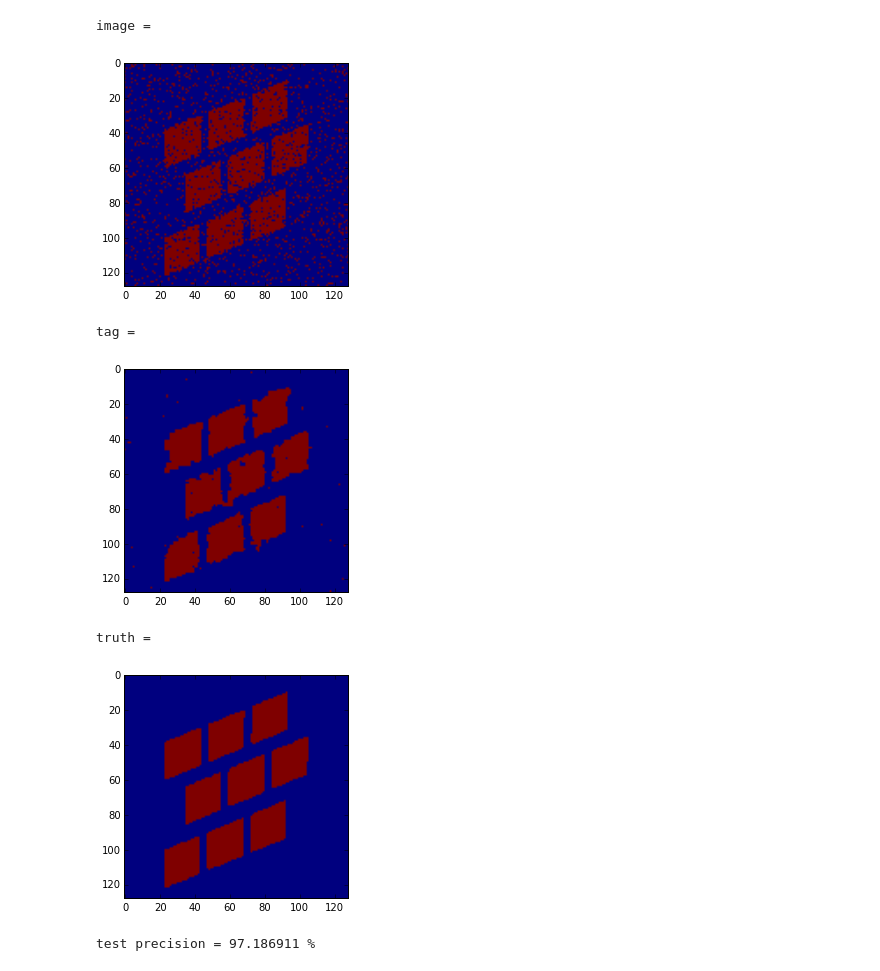
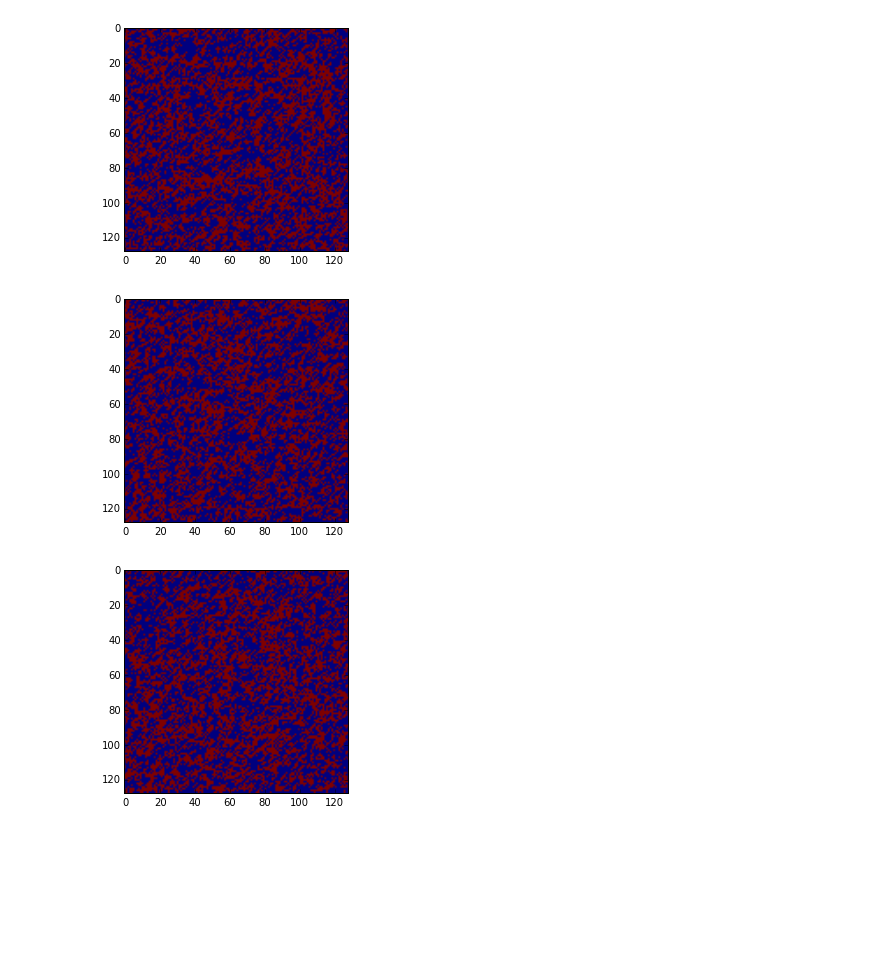
Before and after one commit to strin/HeteroSampler, a Jupyter notebook: plot_ising.ipynb, the cells around one changed output. Drawn from its saved outputs; the diff is of its cells as text; code cells hidden in the pictures; blank space fills up the shorter version.

```diff
--- a/plot_ising.ipynb
+++ b/plot_ising.ipynb
@@ -41,16 +59,23 @@ def visualizeExample(root, path):
-# %%
-name = 'result/ising.xml'
-tree = Etree.parse(name)
-root = tree.getroot()
-pass_s = 'pass_2'
-visualizeExample(root, pass_s + '/test/example_3')
-score = root.findall(pass_s + '/score')
-print score[-1].text
-# %% [output]
-image =
-[figure, removed]
-tag =
-[figure, removed]
-truth =
-[figure, removed]
-test precision = 97.186911 %
+# %%
+# visualize mask of adaptive inference algorithm.
+def visualizeMask(mask):
+    mask = mask.split('\n')[1]
+    mask = mask.split('\t')
+    mask = [int(mk) for mk in mask if mk != '']
+    mask = np.reshape(mask, (128, 128), order='F')
+    imshow(mask)
+    show()
+
+name = 'test/ising/lockdown/default/0/tc99999_c-1.3540563321898453/policy.xml'
+tree = Etree.parse(name)
+root = tree.getroot()
+mask = root.findall('test/example/example_0/mask')[0].text
+visualizeMask(mask)
+mask = root.findall('test/example/example_1/mask')[0].text
+visualizeMask(mask)
+mask = root.findall('test/example/example_2/mask')[0].text
+visualizeMask(mask)
+# %% [output]
+[figure, added]
+[figure, added]
+[figure, added]
```
Also changed, not shown: parts of 2 cells of this notebook, 3 other files.
